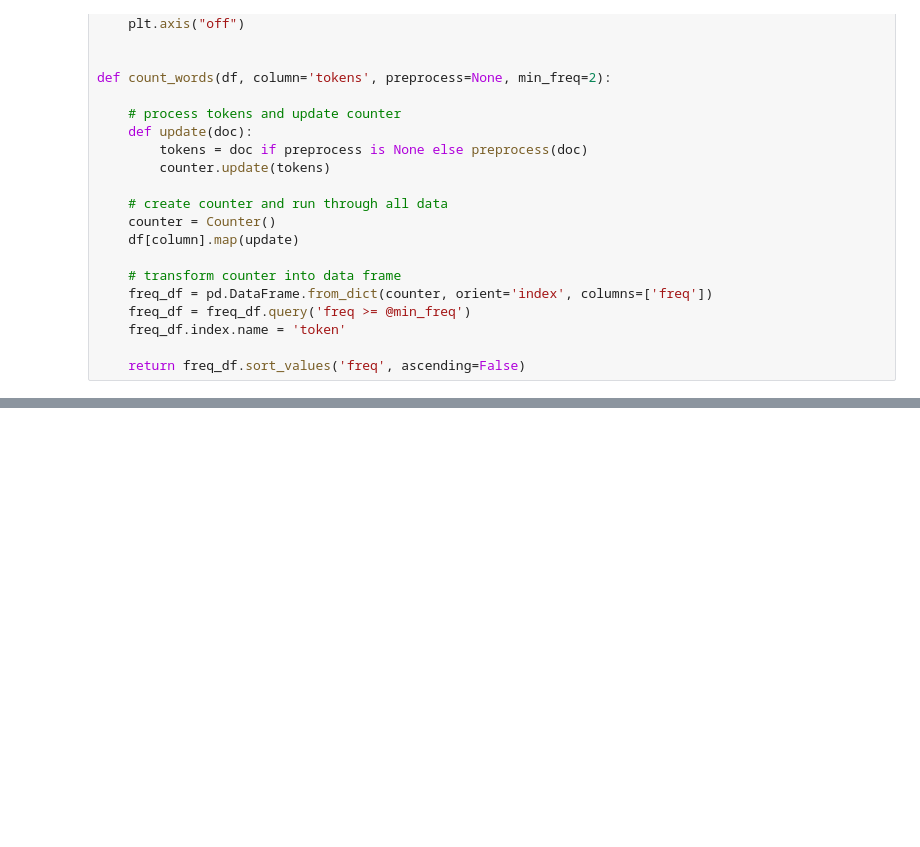
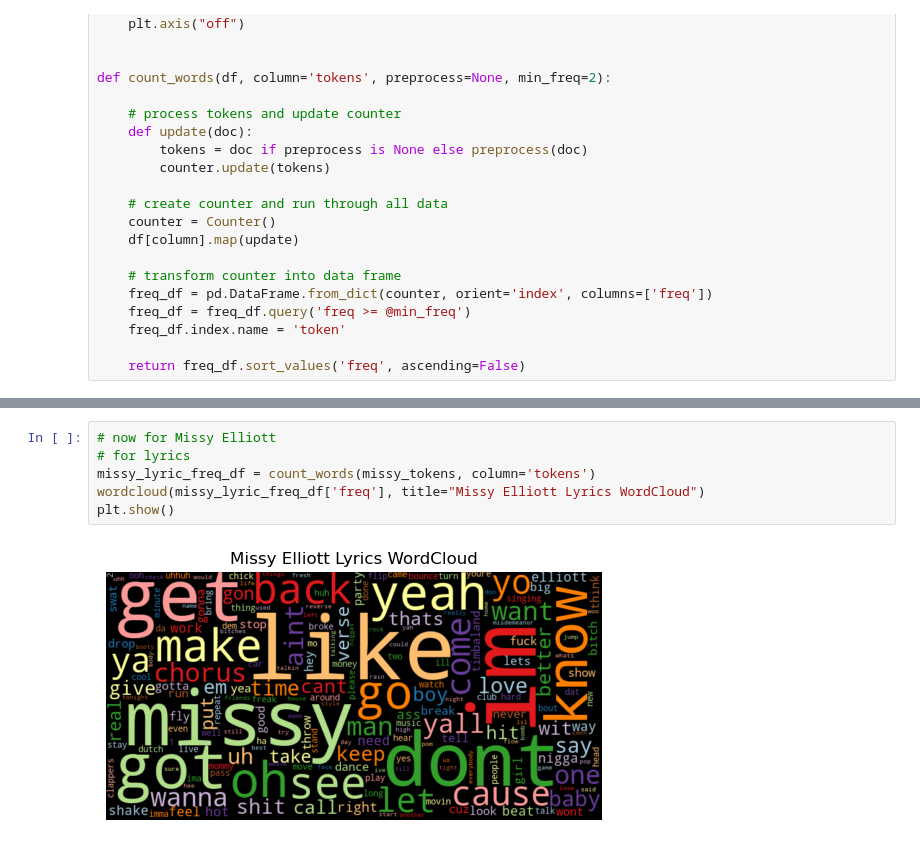
Before and after one commit to evchow/ADS509_Module_3, a Jupyter notebook: Group Comparison.ipynb, the cells around one changed output, grey strips where cells are left out. Drawn from its saved outputs; the diff is of its cells as text; blank space fills up the shorter version.

```diff
--- a/Group Comparison.ipynb
+++ b/Group Comparison.ipynb
@@ -457,0 +601,8 @@ def count_words(df, column='tokens', preprocess=None, min_freq=2):
+# %%
+# now for Missy Elliott
+# for lyrics
+missy_lyric_freq_df = count_words(missy_tokens, column='tokens')
+wordcloud(missy_lyric_freq_df['freq'], title="Missy Elliott Lyrics WordCloud")
+plt.show()
+# %% [output]
+[figure, added]
```
Also changed, not shown: parts of 49 cells of this notebook.
